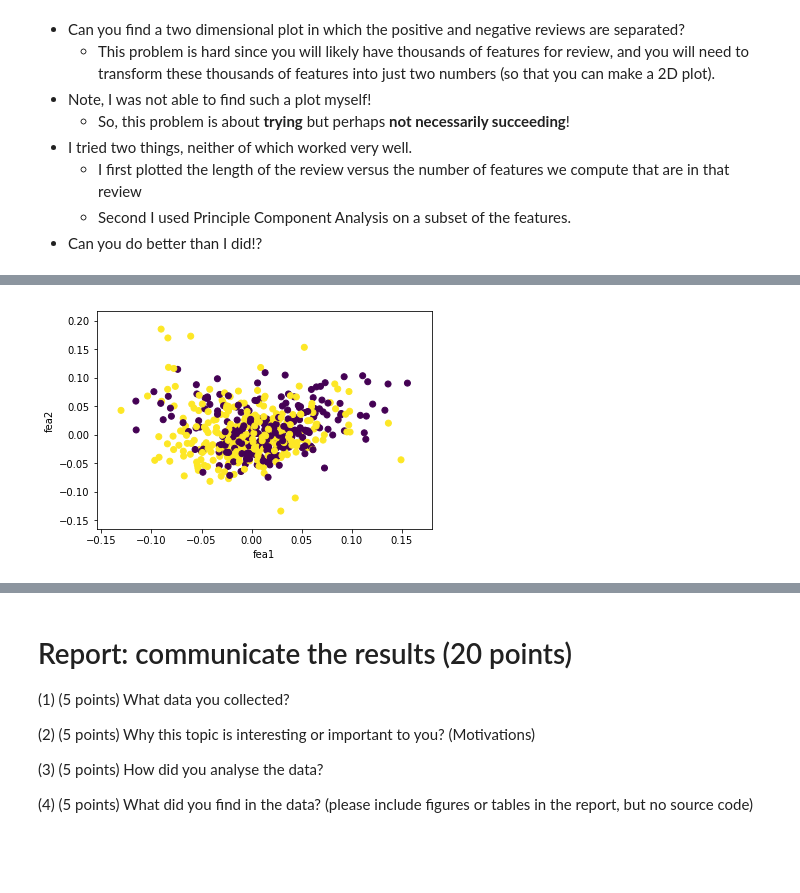
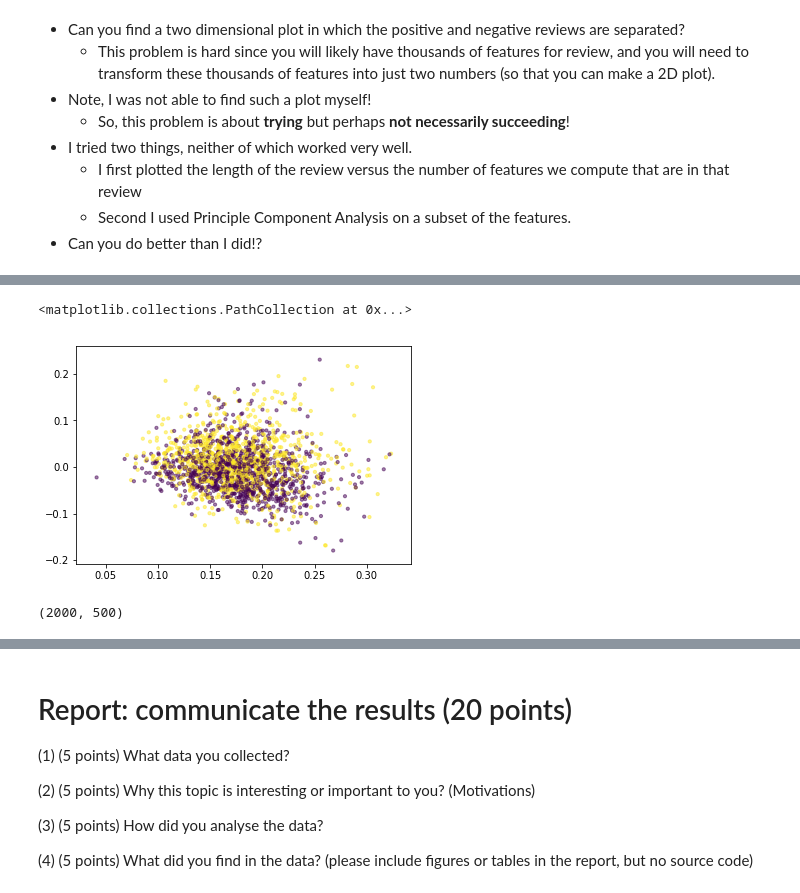
Before and after one commit to tianhaopx/Case-Study-of-Data-Science, a Jupyter notebook: CaseStudy3/CaseStudy3.ipynb, the cells around one changed output, grey strips where cells are left out. Cells and saved outputs as stored; diff of their text form; code cells hidden in the pictures; blank space fills up the shorter version.

```diff
--- a/CaseStudy3/CaseStudy3.ipynb
+++ b/CaseStudy3/CaseStudy3.ipynb
@@ -485,12 +529,0 @@ fea_test = pca.transform(X_test_tf.toarray())
-# %%
-fea1, fea2 = [], []
-for x in fea_test:
-    fea1.append(x[0])
-    fea2.append(x[1])
-ax = plt.figure().add_subplot(111)
-ax.scatter(fea1, fea2, c=y_test)
-ax.set_xlabel('fea1')
-ax.set_ylabel('fea2')
-plt.show()
-# %% [output]
-[figure, removed]
@@ -496,0 +538,25 @@ plt.show()
+# %%
+dataset = load_files(movie_reviews_data_folder, shuffle=False, encoding='utf-8')
+x_train, x_test, y_train, y_test = train_test_split(
+    dataset.data, dataset.target, test_size=0, random_state=None)
+
+vect = TfidfVectorizer(min_df=3, max_df=0.85, ngram_range=(1, 3), decode_error='ignore')
+x_train_tf = vect.fit_transform(x_train)
+pca = TruncatedSVD(n_components=2)
+fea_train = pca.fit_transform(x_train_tf)
+# %%
+plt.figure()
+plt.scatter(fea_train[:,0], fea_train[:,1], c=y_train, s=10, alpha=0.5)
+# %% [output]
+<matplotlib.collections.PathCollection at 0x...>
+[figure, added]
+# %%
+# try selectKBest, then PCA
+
+from sklearn.feature_selection import SelectKBest
+from sklearn.feature_selection import f_classif
+
+x_new = SelectKBest(f_classif, k=500).fit_transform(x_train_tf, y_train)
+print(x_new.shape)
+# %% [output]
+(2000, 500)
```
Also changed, not shown: parts of 19 cells of this notebook, 1 other file.
